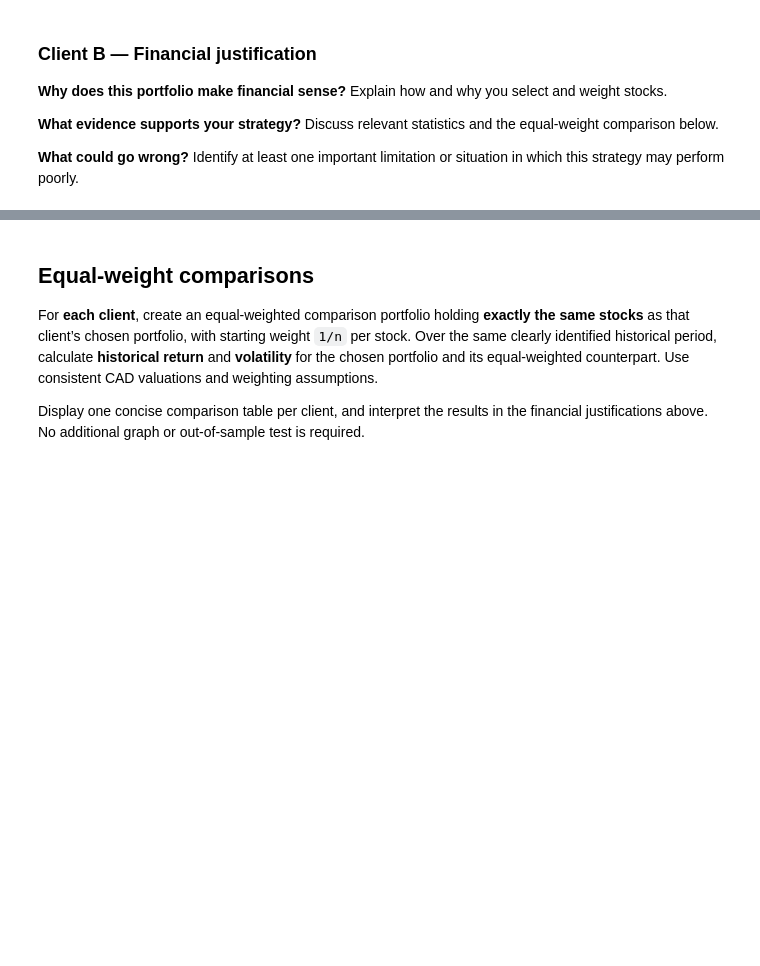
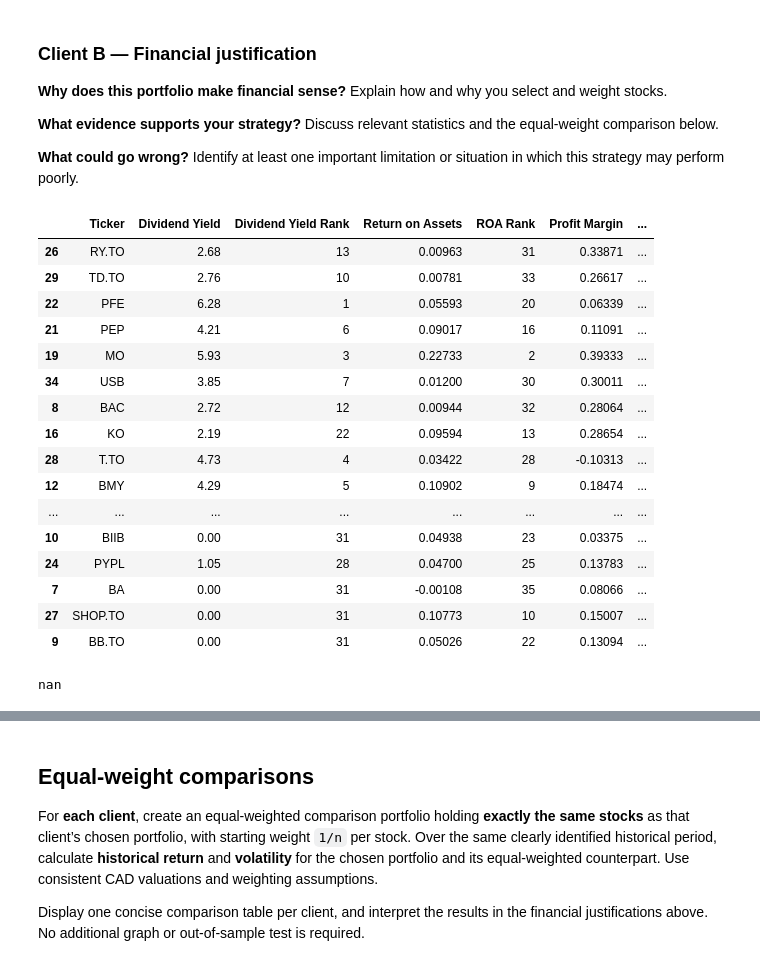
Before and after one commit to McMuf/cfmtrading08, a Jupyter notebook: Team_12_Assignment_2026.ipynb, the cells around one changed output, grey strips where cells are left out. Cells and saved outputs as stored; diff of their text form; code cells hidden in the pictures; blank space fills up the shorter version.

```diff
--- a/Team_12_Assignment_2026.ipynb
+++ b/Team_12_Assignment_2026.ipynb
@@ -412,0 +498,44 @@ Construct a portfolio intended to achieve the **lowest risk**, defined as the st
+# %%
+
+rankings = pd.merge(div_df, roa_df, on='Ticker')
+rankings = pd.merge(rankings, pro_df, on='Ticker')
+rankings = pd.merge(rankings, std_df, on='Ticker')
+rankings['STD score'] = rankings['Std Rank'] * 0.40
+rankings['div score'] = rankings['Dividend Yield Rank'] * 0.25
+rankings['PRO score'] = rankings['Profit Margin Rank'] * 0.10
+rankings['ROA score'] = rankings['ROA Rank'] * 0.05
+
+rankings['Total Score'] = rankings['STD score'] + rankings['div score'] + rankings['PRO score'] + rankings['ROA score']
+rankings = rankings.sort_values(by='Total Score', ascending=True)
+
+
+rankings
+# %% [output]
+|  | Ticker | Dividend Yield | Dividend Yield Rank | Return on Assets | ROA Rank | Profit Margin | ... |
+| 26 | RY.TO | 2.68 | 13 | 0.00963 | 31 | 0.33871 | ... |
+| 29 | TD.TO | 2.76 | 10 | 0.00781 | 33 | 0.26617 | ... |
+| 22 | PFE | 6.28 | 1 | 0.05593 | 20 | 0.06339 | ... |
+| 21 | PEP | 4.21 | 6 | 0.09017 | 16 | 0.11091 | ... |
+| 19 | MO | 5.93 | 3 | 0.22733 | 2 | 0.39333 | ... |
+| 34 | USB | 3.85 | 7 | 0.01200 | 30 | 0.30011 | ... |
+| 8 | BAC | 2.72 | 12 | 0.00944 | 32 | 0.28064 | ... |
+| 16 | KO | 2.19 | 22 | 0.09594 | 13 | 0.28654 | ... |
+| 28 | T.TO | 4.73 | 4 | 0.03422 | 28 | -0.10313 | ... |
+| 12 | BMY | 4.29 | 5 | 0.10902 | 9 | 0.18474 | ... |
+| ... | ... | ... | ... | ... | ... | ... | ... |
+| 10 | BIIB | 0.00 | 31 | 0.04938 | 23 | 0.03375 | ... |
+| 24 | PYPL | 1.05 | 28 | 0.04700 | 25 | 0.13783 | ... |
+| 7 | BA | 0.00 | 31 | -0.00108 | 35 | 0.08066 | ... |
+| 27 | SHOP.TO | 0.00 | 31 | 0.10773 | 10 | 0.15007 | ... |
+| 9 | BB.TO | 0.00 | 31 | 0.05026 | 22 | 0.13094 | ... |
+# %%
+growth = None
+
+if previous != 0:
+    growth = (now - previous) / abs(previous)
+else:
+    print('there is no')
+
+print(growth)
+# %% [output]
+nan
```
Also changed, not shown: parts of 7 cells of this notebook.
